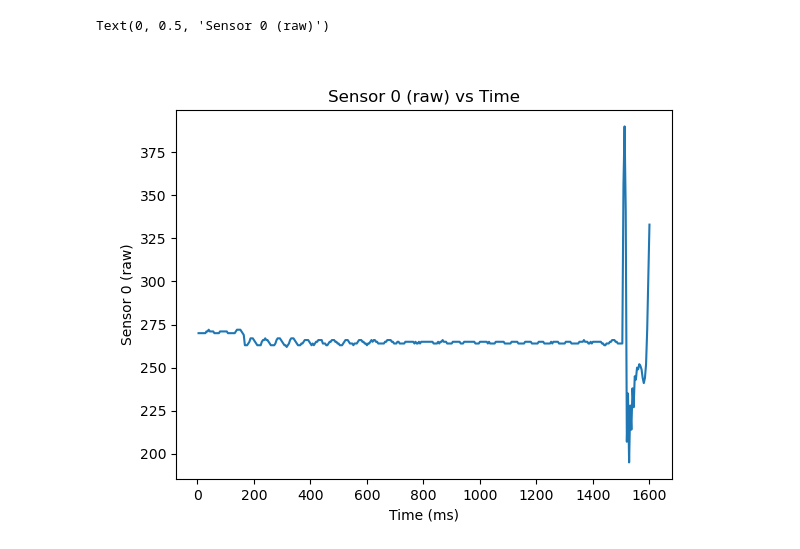
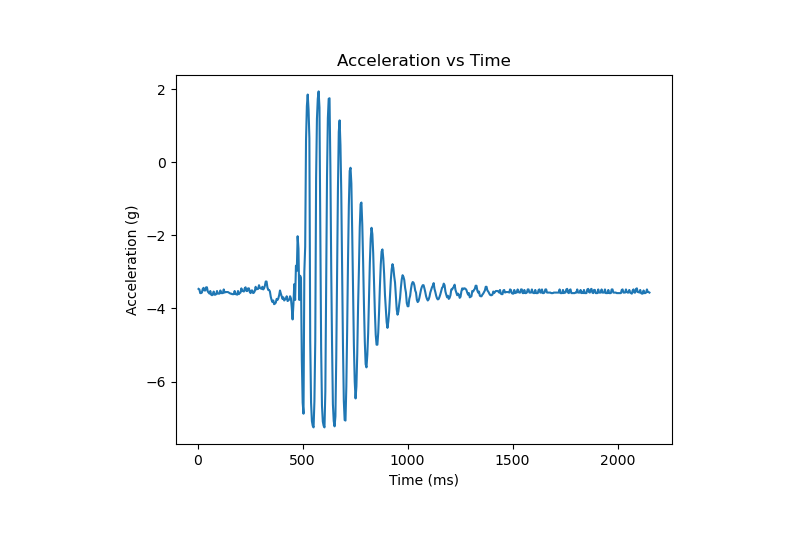
Before and after one commit to cmahoneyy/geng360-mahoney, a Jupyter notebook: frequency_code.ipynb, the cells around one changed output. Drawn from its saved outputs; the diff is of its cells as text; code cells hidden in the pictures.

```diff
--- a/frequency_code.ipynb
+++ b/frequency_code.ipynb
@@ -1,39 +1,47 @@
 # %%
 # As always, we start by importing our libraries
 import numpy as np
 import matplotlib.pyplot as plt
 import seaborn as sns
 import pandas as pd
 import sounddevice as sd
 
 from scipy.signal import welch # We'll need this for power spectral density estimation
 
 # Allow for interactive plotting in Jupyter notebooks, comment out to turn this off.
 # The % sign is a Jupyter magic command that enables the use of widgets in the notebook.
 # This requires installing the ipympl package.
 %matplotlib widget
 
 # For interactive data point selection in plots, this library is useful.
 import mplcursors
 
 
-VCC = 5.01  # set to 3.3 if your board is 3.3V
+VCC = 5.01
 
-# get unstrained data
-data = pd.read_csv("/Users/caroline/Desktop/geng360-mahoney/frequency_soft.csv")
+# Zero g bias at 3.3 V is VCC / 2
+ZERO_G_BIAS = VCC / 2
+
+# Sensitivity at 3.3 V is ~340 mV / g
+SENSITIVITY = 340e-3  # Convert to volts per g
+
+data = pd.read_csv("/Users/caroline/Desktop/geng360-mahoney/freq_2.csv")
+
+# Convert raw Arduino data to volts
+data["Voltage"] = data["Sensor 0 (raw)"] * VCC / 1023
+
+# Subtract the zero g bias so signal is centered around 0 V
+data["Voltage"] = data["Voltage"] - ZERO_G_BIAS
+
+# Convert volts to g’s using the sensitivity
+data["Acceleration (g)"] = data["Voltage"] / SENSITIVITY
 
 plt.figure()  # Create a new figure
-sns.lineplot(x="Time (ms)", y=data["Sensor 0 (raw)"], data=data)
-plt.title("Sensor 0 (raw) vs Time")
+sns.lineplot(x="Time (ms)", y= "Acceleration (g)", data= data)
+plt.title("Acceleration vs Time")
 plt.xlabel("Time (ms)")
-plt.ylabel("Sensor 0 (raw)")
-
-#mplcursors.cursor(hover=False)  # Enable interactive cursor for data point selection
-
-# Click anywhere on your data to add a cursor
-# Right-click to remove a cursor
-
-#plt.show()
+plt.ylabel("Acceleration (g)")
+mplcursors.cursor(hover=False)
+plt.show()
 # %% [output]
-Text(0, 0.5, 'Sensor 0 (raw)')
-[figure, old version]
+[figure, new version]
```
Also changed, not shown: parts of 5 cells of this notebook, 3 other files.
